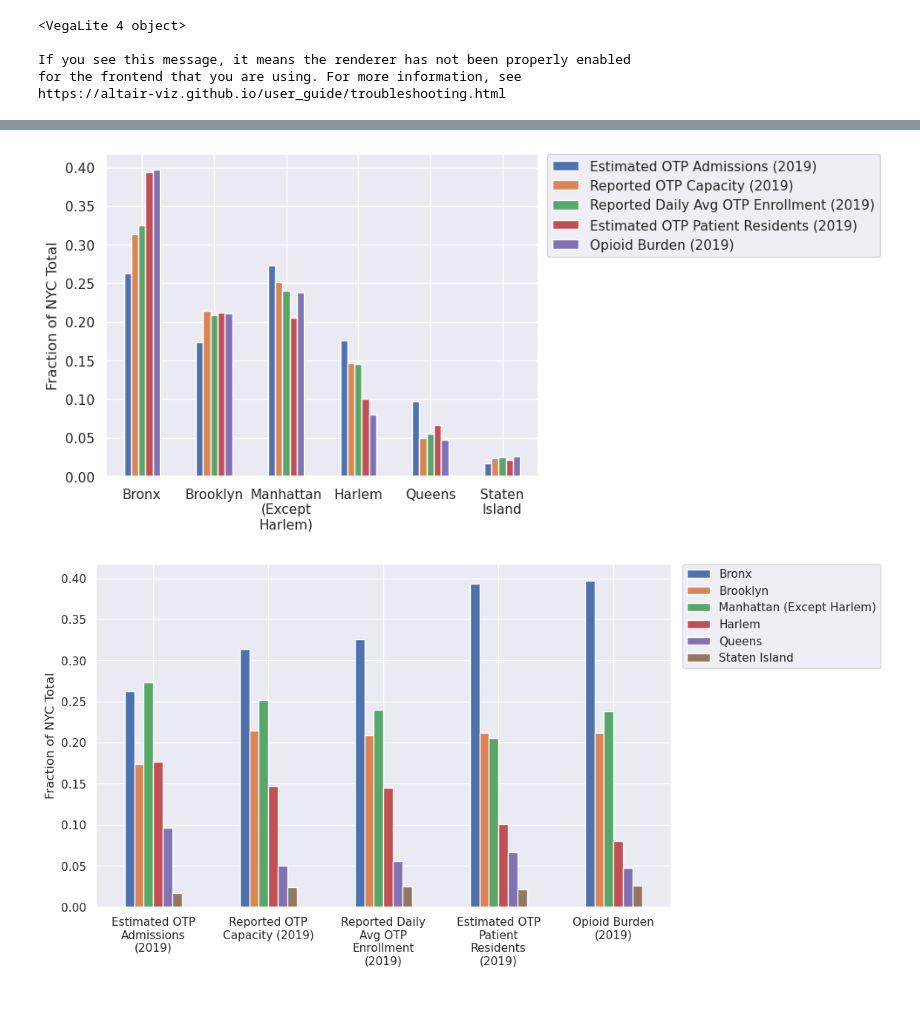
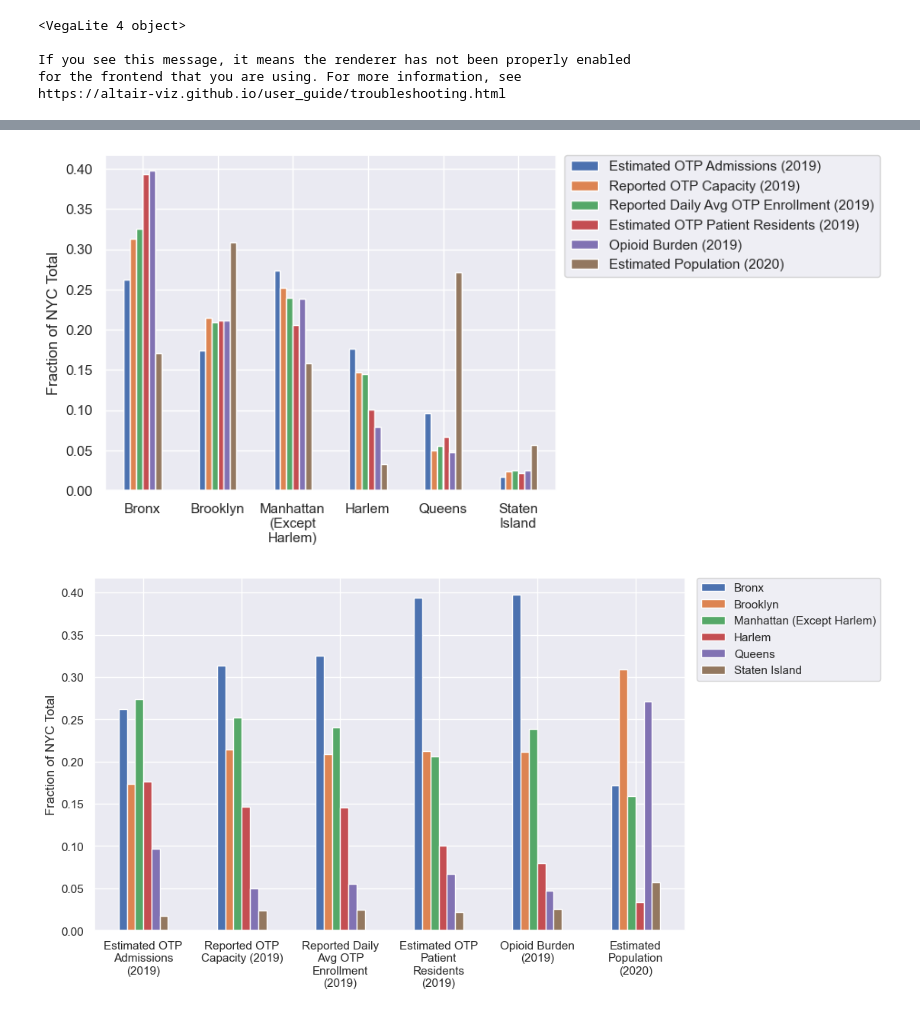
Before and after one commit to skritch/ghc-analysis, a Jupyter notebook: analysis/exploratory/overconcentration.ipynb, the cells around one changed output, grey strips where cells are left out. Saved outputs shown, nothing was run; the diff lists cells and outputs as text; code cells hidden in the pictures.

```diff
--- a/analysis/exploratory/overconcentration.ipynb
+++ b/analysis/exploratory/overconcentration.ipynb
@@ -349,37 +369,38 @@ borough_program_metrics = zip_df[[
     'Reported OTP Capacity (2019)',
     'Reported Daily Avg OTP Enrollment (2019)',
     'Estimated OTP Patient Residents (2019)',
-    'Opioid Burden (2019)'
+    'Opioid Burden (2019)',
+    "Estimated Population (2020)"
 ]].groupby(zip_df['is_harlem']).sum()
 borough_program_metrics = borough_program_metrics / borough_program_metrics.sum()
 borough_program_metrics = borough_program_metrics.sort_values('Estimated OTP Patient Residents (2019)', ascending=False)
 ax = borough_program_metrics.plot(
     kind='bar',
     xlabel='',
     ylabel='Fraction of NYC Total'
 )
 ax.legend(bbox_to_anchor=(1.02, 1), loc='upper left', borderaxespad=0)
 wrap_labels(ax, 10)
 
 # Sort of easier to see pivoted
 ax2 = borough_program_metrics.T.plot(
     kind='bar',
     ylabel='Fraction of NYC Total',
     figsize=(10,6)
 )
 ax2.legend(bbox_to_anchor=(1.02, 1), loc='upper left', borderaxespad=0)
 # plt.xticks(rotation=0)
 wrap_labels(ax2, 15)
 
 borough_program_metrics
 # %% [output]
 |  | Estimated OTP Admissions (2019) | Reported OTP Capacity (2019) | Reported Daily Avg OTP Enrollment... | Estimated OTP Patient Residents (... | ... |
 | is_harlem |  |  |  |  | ... |
 | Bronx | 0.262426 | 0.313380 | 0.325445 | 0.393519 | ... |
 | Brooklyn | 0.173882 | 0.214344 | 0.208972 | 0.211998 | ... |
 | Manhattan (Except Harlem) | 0.273523 | 0.251799 | 0.240011 | 0.205633 | ... |
 | Harlem | 0.176305 | 0.146599 | 0.145385 | 0.100694 | ... |
 | Queens | 0.096671 | 0.049784 | 0.055355 | 0.066744 | ... |
 | Staten Island | 0.017193 | 0.024094 | 0.024831 | 0.021412 | ... |
-[figure, old version]
+[figure, new version]
-[figure, old version]
+[figure, new version]
```
Also changed, not shown: parts of 8 cells of this notebook, 3 other files.
